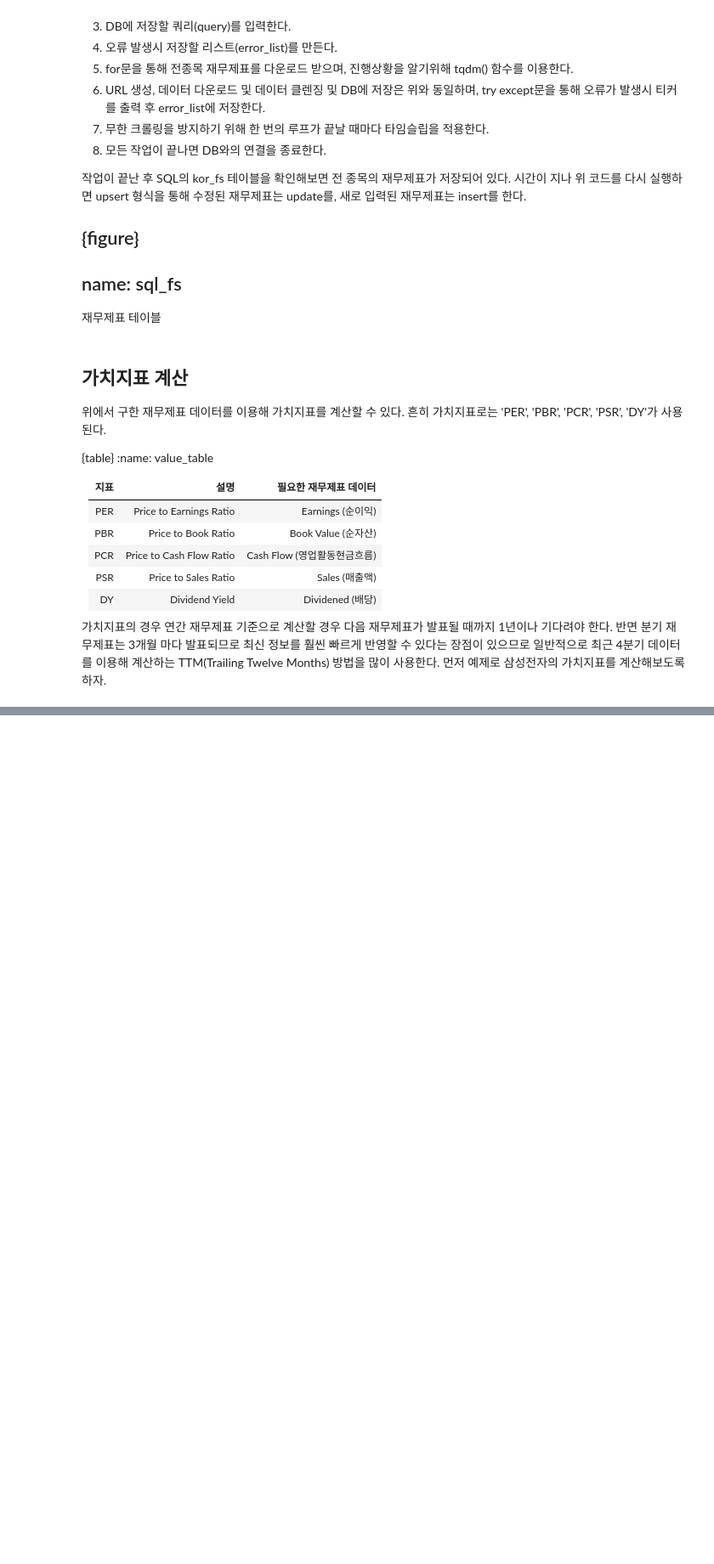
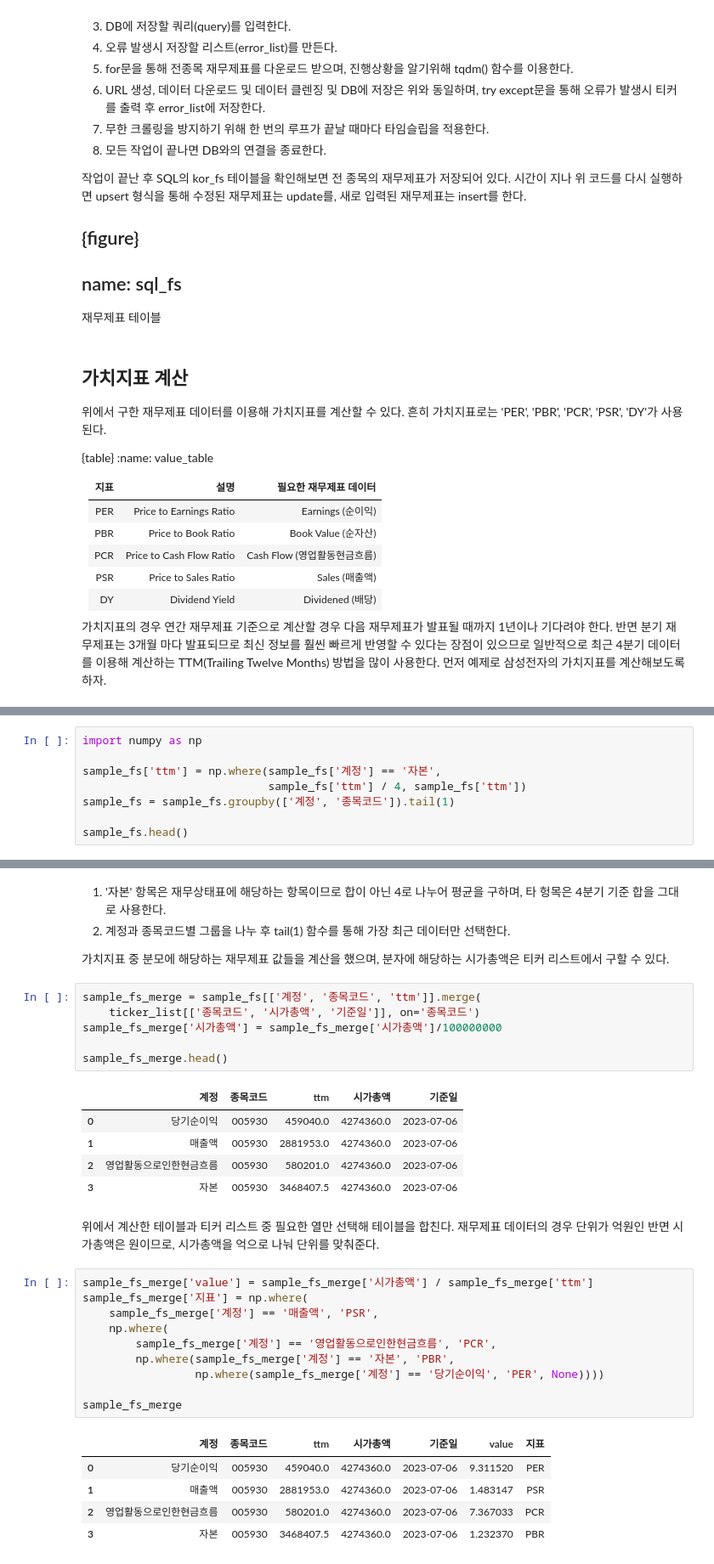
Before and after one commit to Superpowerssonic/yahoofinance, a Jupyter notebook: 국내주식데이터수집.ipynb, the cells around one changed output, grey strips where cells are left out. Shown at 85% size. Cells and saved outputs as stored; diff of their text form; blank space fills up the shorter version.

```diff
--- a/국내주식데이터수집.ipynb
+++ b/국내주식데이터수집.ipynb
@@ -1105,0 +1278,8 @@ ticker_list.head()
+# %%
+import numpy as np
+
+sample_fs['ttm'] = np.where(sample_fs['계정'] == '자본',
+                            sample_fs['ttm'] / 4, sample_fs['ttm'])
+sample_fs = sample_fs.groupby(['계정', '종목코드']).tail(1)
+
+sample_fs.head()
@@ -1105,0 +1292,36 @@ ticker_list.head()
+# %% [markdown]
+1. '자본' 항목은 재무상태표에 해당하는 항목이므로 합이 아닌 4로 나누어 평균을 구하며, 타 헝목은 4분기 기준 합을 그대로 사용한다.
+2. 계정과 종목코드별 그룹을 나누 후 tail(1) 함수를 통해 가장 최근 데이터만 선택한다.
+
+가치지표 중 분모에 해당하는 재무제표 값들을 계산을 했으며, 분자에 해당하는 시가총액은 티커 리스트에서 구할 수 있다.
+# %%
+sample_fs_merge = sample_fs[['계정', '종목코드', 'ttm']].merge(
+    ticker_list[['종목코드', '시가총액', '기준일']], on='종목코드')
+sample_fs_merge['시가총액'] = sample_fs_merge['시가총액']/100000000
+
+sample_fs_merge.head()
+# %% [output]
+|  | 계정 | 종목코드 | ttm | 시가총액 | 기준일 |
+| 0 | 당기순이익 | 005930 | 459040.0 | 4274360.0 | 2023-07-06 |
+| 1 | 매출액 | 005930 | 2881953.0 | 4274360.0 | 2023-07-06 |
+| 2 | 영업활동으로인한현금흐름 | 005930 | 580201.0 | 4274360.0 | 2023-07-06 |
+| 3 | 자본 | 005930 | 3468407.5 | 4274360.0 | 2023-07-06 |
+# %% [markdown]
+
+위에서 계산한 테이블과 티커 리스트 중 필요한 열만 선택해 테이블을 합친다. 재무제표 데이터의 경우 단위가 억원인 반면 시가총액은 원이므로, 시가총액을 억으로 나눠 단위를 맞춰준다.
+# %%
+sample_fs_merge['value'] = sample_fs_merge['시가총액'] / sample_fs_merge['ttm']
+sample_fs_merge['지표'] = np.where(
+    sample_fs_merge['계정'] == '매출액', 'PSR',
+    np.where(
+        sample_fs_merge['계정'] == '영업활동으로인한현금흐름', 'PCR',
+        np.where(sample_fs_merge['계정'] == '자본', 'PBR',
+                 np.where(sample_fs_merge['계정'] == '당기순이익', 'PER', None))))
+
+sample_fs_merge
+# %% [output]
+|  | 계정 | 종목코드 | ttm | 시가총액 | 기준일 | value | 지표 |
+| 0 | 당기순이익 | 005930 | 459040.0 | 4274360.0 | 2023-07-06 | 9.311520 | PER |
+| 1 | 매출액 | 005930 | 2881953.0 | 4274360.0 | 2023-07-06 | 1.483147 | PSR |
+| 2 | 영업활동으로인한현금흐름 | 005930 | 580201.0 | 4274360.0 | 2023-07-06 | 7.367033 | PCR |
+| 3 | 자본 | 005930 | 3468407.5 | 4274360.0 | 2023-07-06 | 1.232370 | PBR |
```
Also changed, not shown: parts of 55 cells of this notebook.
